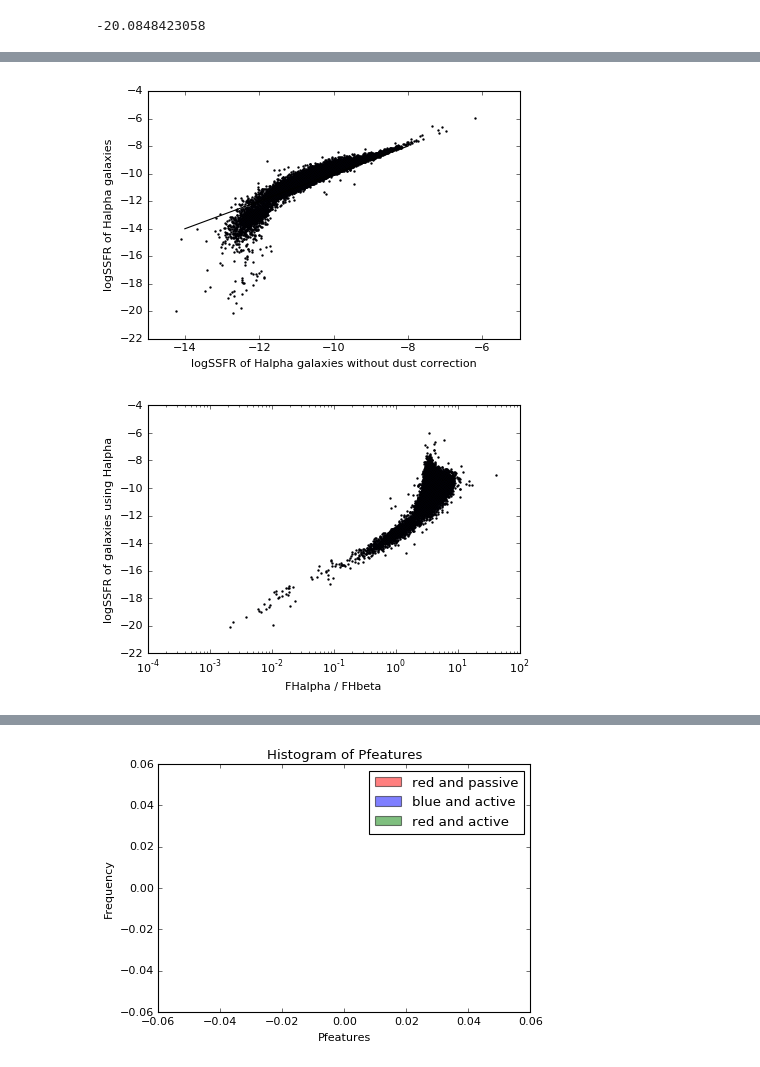
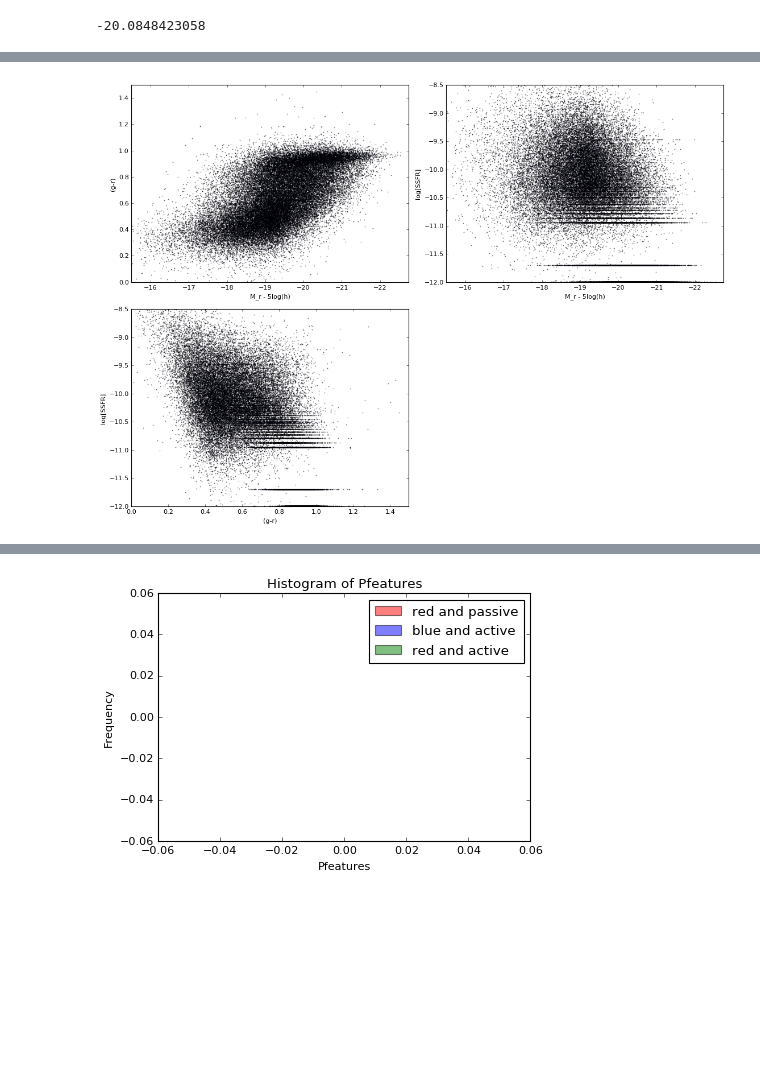
Before and after one commit to jaotter/Otter-Research-2017, a Jupyter notebook: early_late_classification.ipynb, the cells around one changed output, grey strips where cells are left out. Saved outputs shown, nothing was run; the diff lists cells and outputs as text; code cells hidden in the pictures; blank space fills up the shorter version.

```diff
--- a/early_late_classification.ipynb
+++ b/early_late_classification.ipynb
@@ -194,27 +166,34 @@ plt.show()
-# %%
-plot3 = plt.figure()
-plt.scatter(HalphaSFR_nodust, HalphaSFR, marker = '.', s=5) #this only plots galaxies which have their SFR calculated with Halpha
-#plt.xlim(-1.5,0.5)
-#plt.ylim(-1.2,1.5)
-plt.ylabel('logSSFR of Halpha galaxies')
-plt.xlabel('logSSFR of Halpha galaxies without dust correction')
-plt.plot([-14,-13,-12,-10,-8],[-14,-13,-12,-10,-8], c='k')
-plt.show()
-# %% [output]
-[figure, removed]
-# %%
-plot4 = plt.figure()
-diff = np.array(HalphaFlux) / np.array(HbetaFlux)
-plt.scatter(diff, HalphaSFR, marker = '.', s=5) #this only plots galaxies which have their SFR calculated with Halpha
-#plt.xlim(-0.1e23,0.1e23)
-plt.scatter(0,-12, c='k')
-#plt.ylim(-1.2,1.5)
-plt.xscale('log')
-plt.ylabel('logSSFR of galaxies using Halpha')
-plt.xlabel('FHalpha / FHbeta')
-plt.show()
-# %% [output]
-[figure, removed]
+# %%
+fig = plt.figure(figsize=(14,10))
+
+#top left plot
+ax1 = fig.add_subplot(221)
+ax1.scatter(all_mr, all_color,s=.1)
+ax1.set_ylabel('(g-r)')
+ax1.set_xlabel('M_r - 5log(h)')
+ax1.set_ylim(0, 1.5)
+ax1.set_xlim(-15.5, -22.75)
+
+#top right plot
+ax2 = fig.add_subplot(222)
+ax2.scatter(all_mr, all_sfr, s=.1)
+ax2.set_ylabel('log[SSFR]')
+ax2.set_xlabel('M_r - 5log(h)')
+ax2.set_ylim(-12, -8.5)
+ax2.set_xlim(-15.5, -22.75)
+
+#bottom left plot
+ax3 = fig.add_subplot(223)
+ax3.scatter(all_color, all_sfr, s=.1)
+ax3.set_ylabel('log[SSFR]')
+ax3.set_xlabel('(g-r)')
+ax3.set_ylim(-12, -8.5)
+ax3.set_xlim(0,1.5)
+
+plt.tight_layout()
+plt.show()
+# %% [output]
+[figure, added]
 # %%
 fig = plt.figure(figsize=(14,10))
 
```
Also changed, not shown: parts of 9 cells of this notebook.
